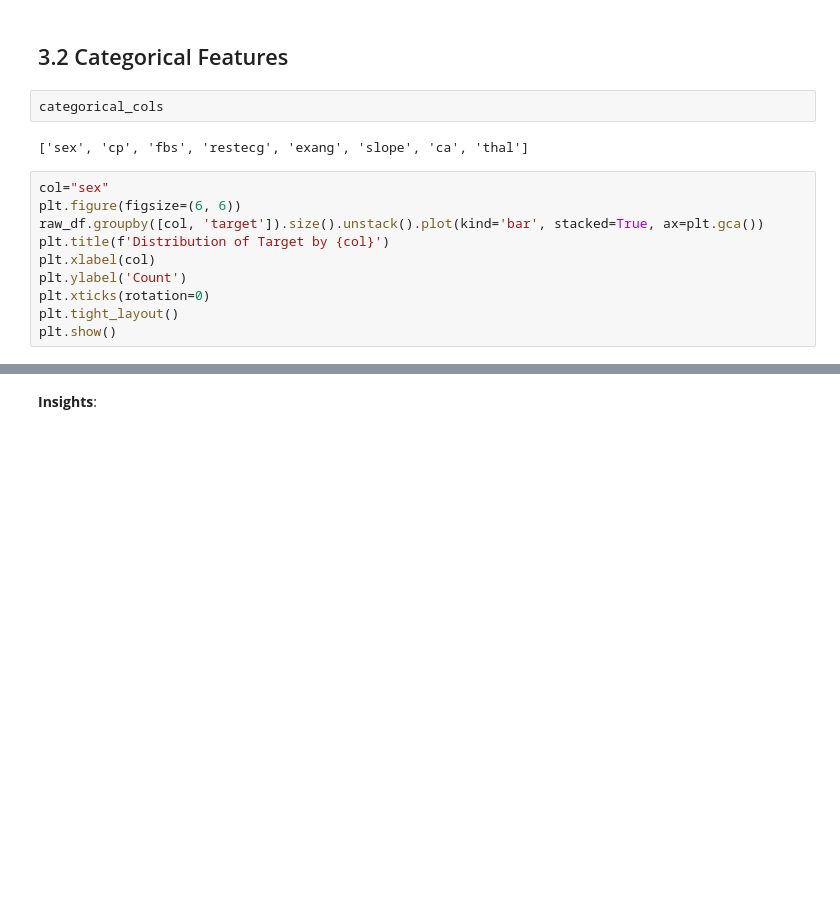
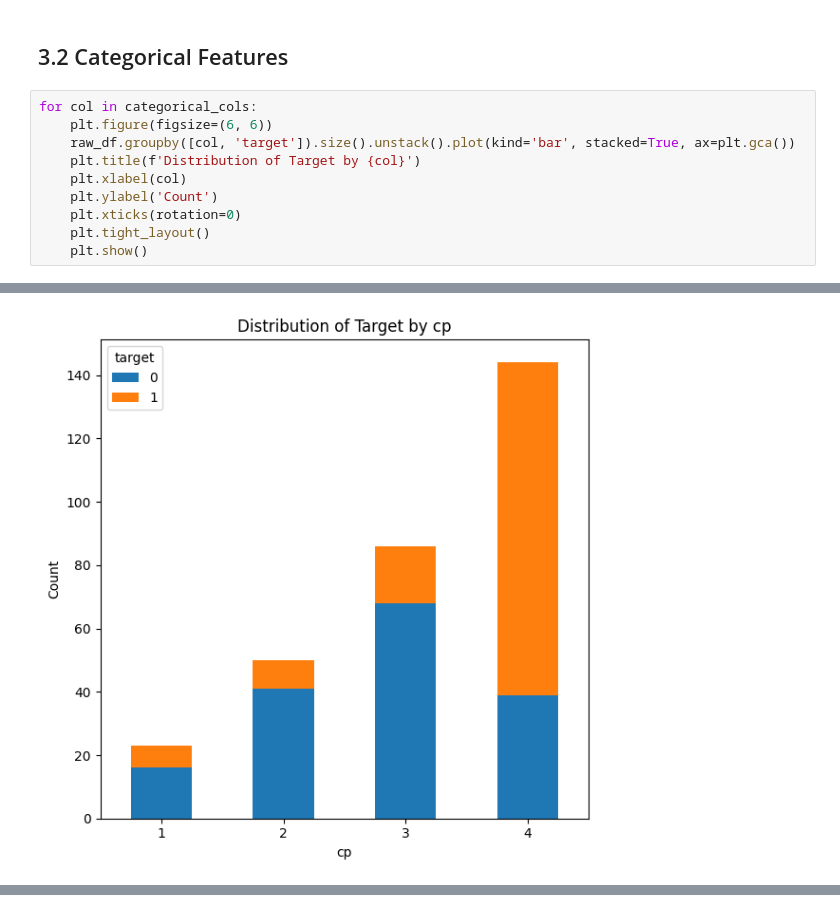
Before and after one commit to btduyforwork/heart-disease-dianosis, a Jupyter notebook: notebooks/heart_disease_FE.ipynb, the cells around one changed output, grey strips where cells are left out. Saved outputs shown, nothing was run; the diff lists cells and outputs as text; blank space fills up the shorter version.

```diff
--- a/notebooks/heart_disease_FE.ipynb
+++ b/notebooks/heart_disease_FE.ipynb
@@ -159,19 +198,16 @@ plt.show()
 * **Oldpeak** - Heavily right-skewed with >140 patients at 0 (healthy), outliers suggest disease
 # %% [markdown]
 ## 3.2 Categorical Features
-# %%
-categorical_cols
-# %% [output]
-['sex', 'cp', 'fbs', 'restecg', 'exang', 'slope', 'ca', 'thal']
 # %%
-col="sex"
-plt.figure(figsize=(6, 6))
-raw_df.groupby([col, 'target']).size().unstack().plot(kind='bar', stacked=True, ax=plt.gca())
-plt.title(f'Distribution of Target by {col}')
-plt.xlabel(col)
-plt.ylabel('Count')
-plt.xticks(rotation=0)
-plt.tight_layout()
-plt.show()
+for col in categorical_cols:
+    plt.figure(figsize=(6, 6))
+    raw_df.groupby([col, 'target']).size().unstack().plot(kind='bar', stacked=True, ax=plt.gca())
+    plt.title(f'Distribution of Target by {col}')
+    plt.xlabel(col)
+    plt.ylabel('Count')
+    plt.xticks(rotation=0)
+    plt.tight_layout()
+    plt.show()
 # %% [output]
 [figure]
+[figure, added]
@@ -178,2 +219,0 @@ plt.show()
-# %% [markdown]
-**Insights**:
```
Also changed, not shown: parts of 11 cells of this notebook.
